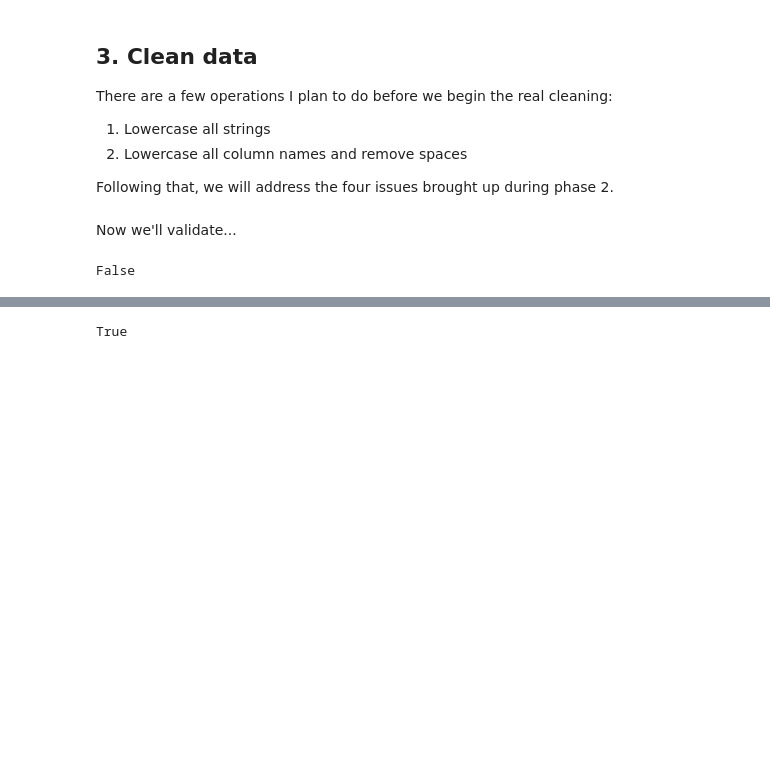
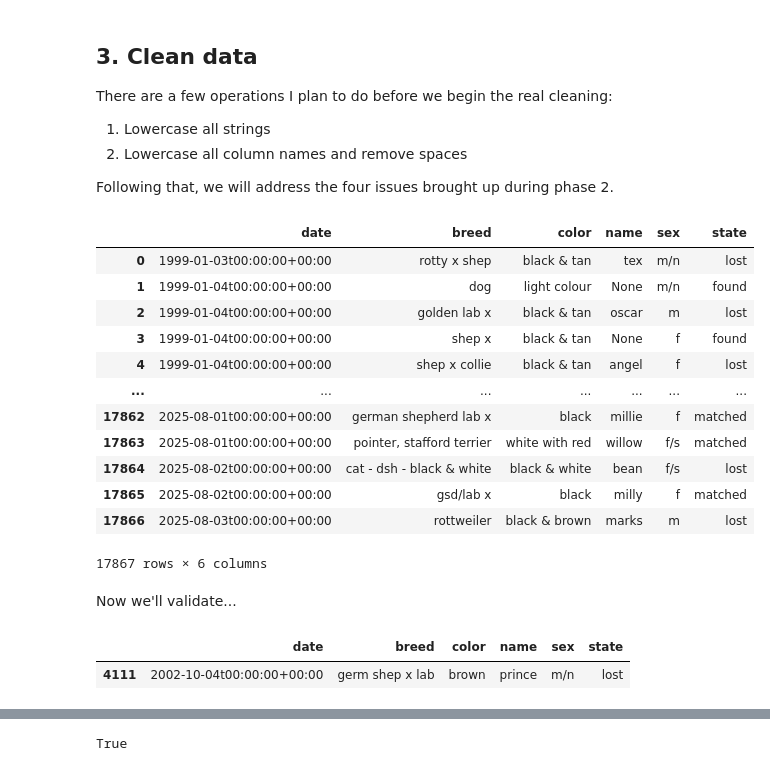
Before and after one commit to birbarino/Python-Projects, a Jupyter notebook: data-wrangling/project/data_wrangling_project_starter.ipynb, the cells around one changed output, grey strips where cells are left out. Drawn from its saved outputs; the diff is of its cells as text; code cells hidden in the pictures; blank space fills up the shorter version.

```diff
--- a/data-wrangling/project/data_wrangling_project_starter.ipynb
+++ b/data-wrangling/project/data_wrangling_project_starter.ipynb
@@ -486,12 +464,29 @@ for col in reg_df_clean.columns:
     if col == 'pitnumber': continue  # this is type float64
 
     reg_df_clean[col] = reg_df_clean[col].str.lower()
+# %%
+lf_df_clean
+# %% [output]
+|  | date | breed | color | name | sex | state |
+| 0 | 1999-01-03t00:00:00+00:00 | rotty x shep | black & tan | tex | m/n | lost |
+| 1 | 1999-01-04t00:00:00+00:00 | dog | light colour | None | m/n | found |
+| 2 | 1999-01-04t00:00:00+00:00 | golden lab x | black & tan | oscar | m | lost |
+| 3 | 1999-01-04t00:00:00+00:00 | shep x | black & tan | None | f | found |
+| 4 | 1999-01-04t00:00:00+00:00 | shep x collie | black & tan | angel | f | lost |
+| ... | ... | ... | ... | ... | ... | ... |
+| 17862 | 2025-08-01t00:00:00+00:00 | german shepherd lab x | black | millie | f | matched |
+| 17863 | 2025-08-01t00:00:00+00:00 | pointer, stafford terrier | white with red | willow | f/s | matched |
+| 17864 | 2025-08-02t00:00:00+00:00 | cat - dsh - black & white | black & white | bean | f/s | lost |
+| 17865 | 2025-08-02t00:00:00+00:00 | gsd/lab x | black | milly | f | matched |
+| 17866 | 2025-08-03t00:00:00+00:00 | rottweiler | black & brown | marks | m | lost |
+17867 rows × 6 columns
 # %% [markdown]
 Now we'll validate...
 # %%
 # Random sample of the lost and found table is all lowercase?
-lf_df_clean.sample(1).to_string().islower()
+lf_df_clean.sample(1)
 # %% [output]
-False
+|  | date | breed | color | name | sex | state |
+| 4111 | 2002-10-04t00:00:00+00:00 | germ shep x lab | brown | prince | m/n | lost |
 # %%
 # Random sample of the register table is all lowercase?
```
Also changed, not shown: parts of 95 cells of this notebook, 19 other files.
